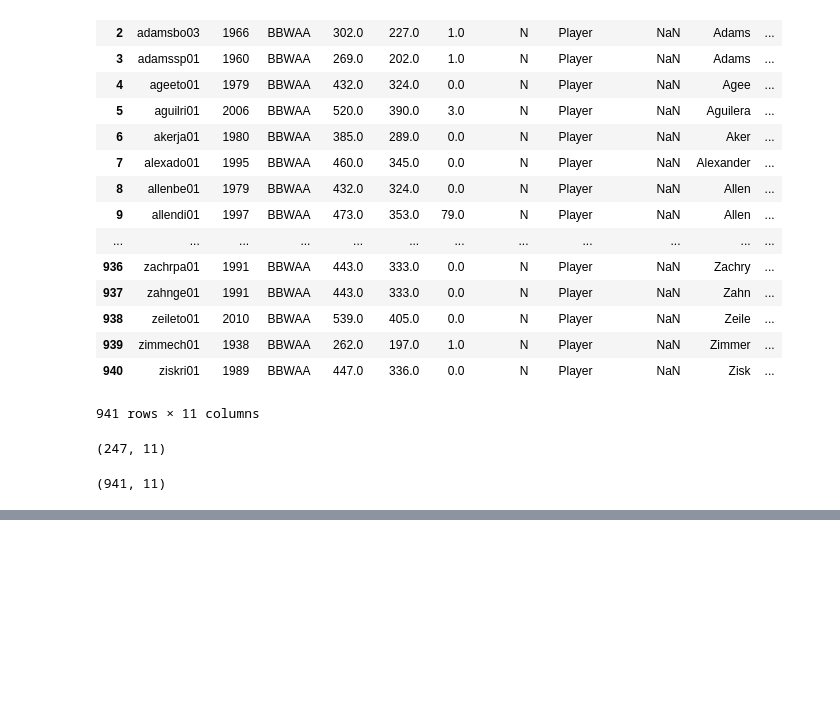
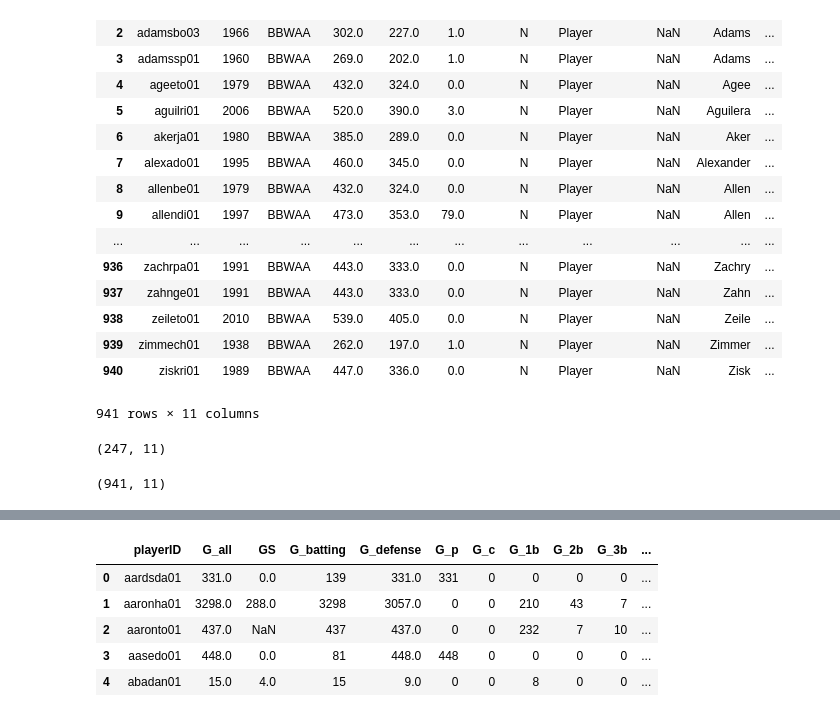
Before and after one commit to hueykwik/baseballhof, a Jupyter notebook: Baseball Exploration.ipynb, the cells around one changed output, grey strips where cells are left out. Drawn from its saved outputs; the diff is of its cells as text; code cells hidden in the pictures; blank space fills up the shorter version.

```diff
--- a/Baseball Exploration.ipynb
+++ b/Baseball Exploration.ipynb
@@ -216,0 +231,12 @@ non_inducted_players.shape
+# %%
+appearances_total = appearances.groupby('playerID', as_index=False).sum()
+
+del appearances_total['yearID']
+appearances_total.head()
+# %% [output]
+|  | playerID | G_all | GS | G_batting | G_defense | G_p | G_c | G_1b | G_2b | G_3b | ... |
+| 0 | aardsda01 | 331.0 | 0.0 | 139 | 331.0 | 331 | 0 | 0 | 0 | 0 | ... |
+| 1 | aaronha01 | 3298.0 | 288.0 | 3298 | 3057.0 | 0 | 0 | 210 | 43 | 7 | ... |
+| 2 | aaronto01 | 437.0 | NaN | 437 | 437.0 | 0 | 0 | 232 | 7 | 10 | ... |
+| 3 | aasedo01 | 448.0 | 0.0 | 81 | 448.0 | 448 | 0 | 0 | 0 | 0 | ... |
+| 4 | abadan01 | 15.0 | 4.0 | 15 | 9.0 | 0 | 0 | 8 | 0 | 0 | ... |
```
Also changed, not shown: parts of 17 cells of this notebook.
